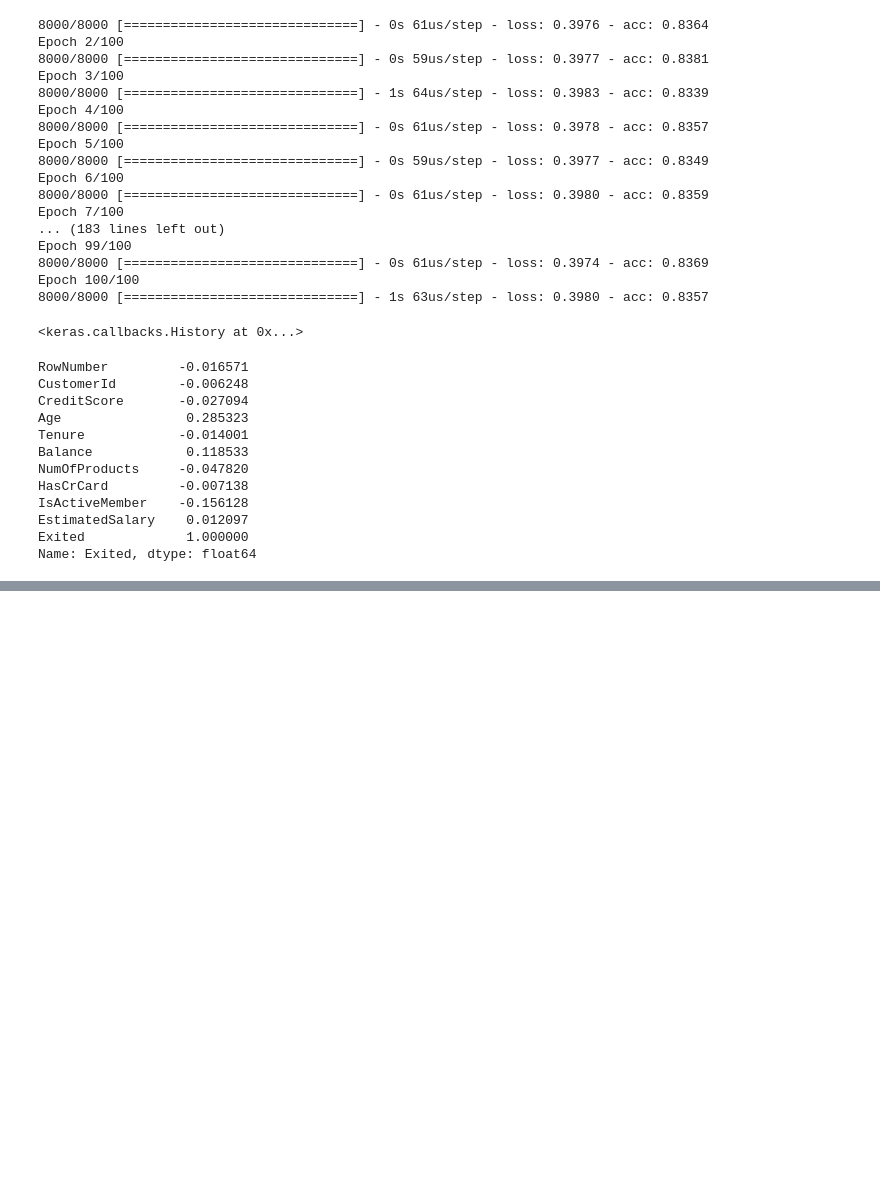
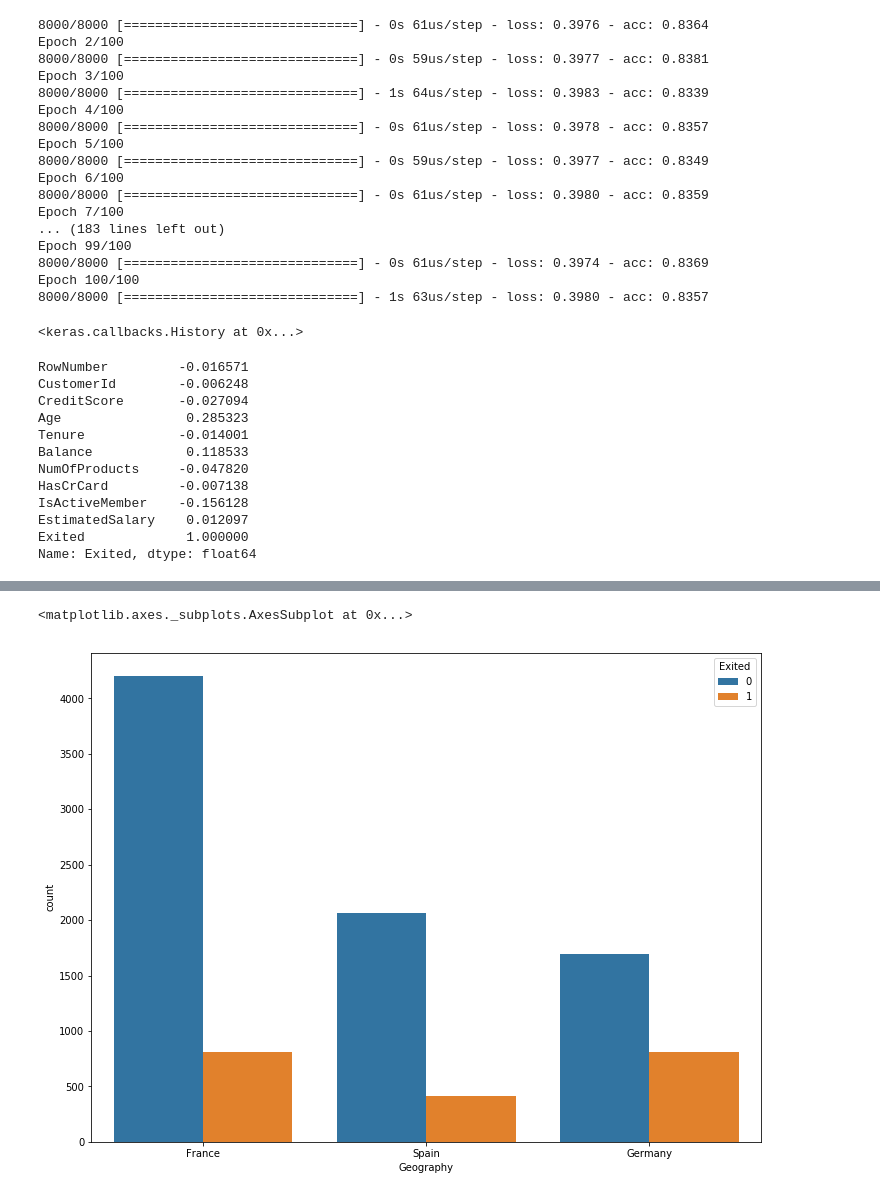
Before and after one commit to Rajathbharadwaj/Deep_Learning_A_Z, a Jupyter notebook: Volume 1 - Supervised Deep Learning/Part 1 - Artificial Neural Networks (ANN)/Section 4 - Building an ANN/Artificial_Neural_Networks/Untitled.ipynb, the cells around one changed output, grey strips where cells are left out. Cells and saved outputs as stored; diff of their text form; code cells hidden in the pictures; blank space fills up the shorter version.

```diff
--- a/Volume 1 - Supervised Deep Learning/Part 1 - Artificial Neural Networks (ANN)/Section 4 - Building an ANN/Artificial_Neural_Networks/Untitled.ipynb
+++ b/Volume 1 - Supervised Deep Learning/Part 1 - Artificial Neural Networks (ANN)/Section 4 - Building an ANN/Artificial_Neural_Networks/Untitled.ipynb
@@ -167,0 +175,6 @@ Name: Exited, dtype: float64
+# %%
+plt.figure(figsize=(12,9))
+sns.countplot(x='Geography',hue='Exited',data=df)
+# %% [output]
+<matplotlib.axes._subplots.AxesSubplot at 0x...>
+[figure, added]
```
Also changed, not shown: parts of 7 cells of this notebook.
